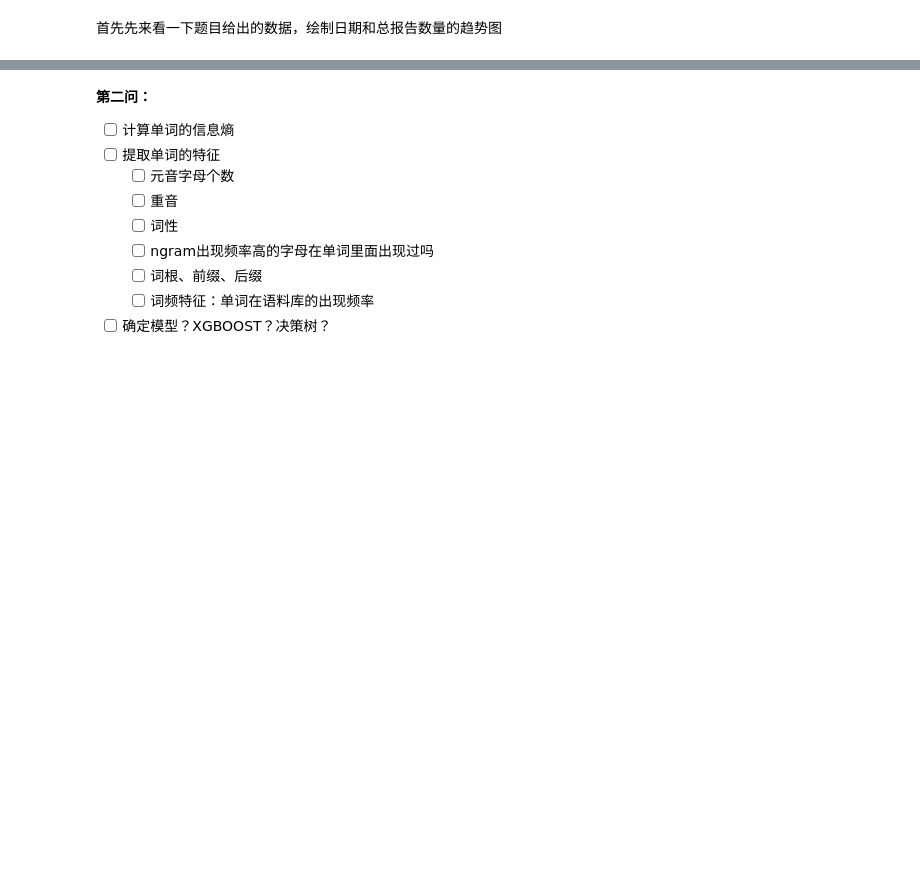
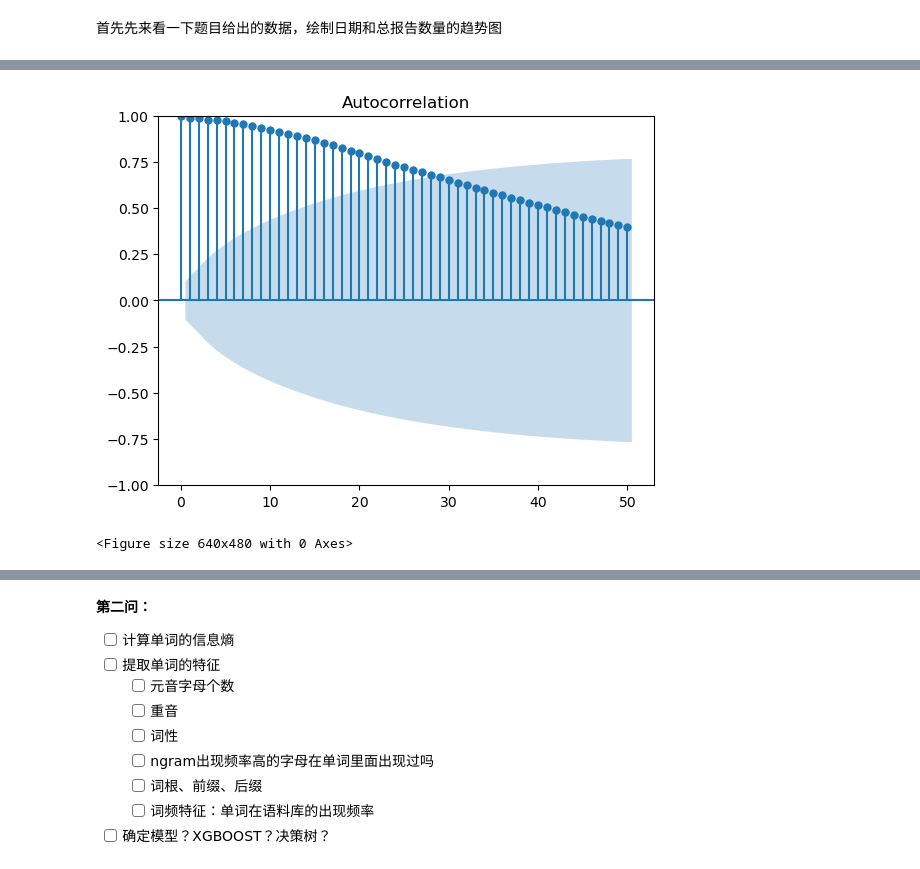
Before and after one commit to hrQAQ/wordle, a Jupyter notebook: wordle.ipynb, the cells around one changed output, grey strips where cells are left out. Saved outputs shown, nothing was run; the diff lists cells and outputs as text; code cells hidden in the pictures; blank space fills up the shorter version.

```diff
--- a/wordle.ipynb
+++ b/wordle.ipynb
@@ -94,0 +195,8 @@ plt.savefig(os.path.join(IMG_DIR, "arima_acf.png"))
+# %%
+# 绘制自相关图
+tsaplots.plot_acf(total_num_repo, lags=50)   # lags为滞后阶数
+plt.show()
+plt.savefig(os.path.join(IMG_DIR, "arima_acf.png"))
+# %% [output]
+[figure, added]
+<Figure size 640x480 with 0 Axes>
```
Also changed, not shown: parts of 19 cells of this notebook, 1 other file.
